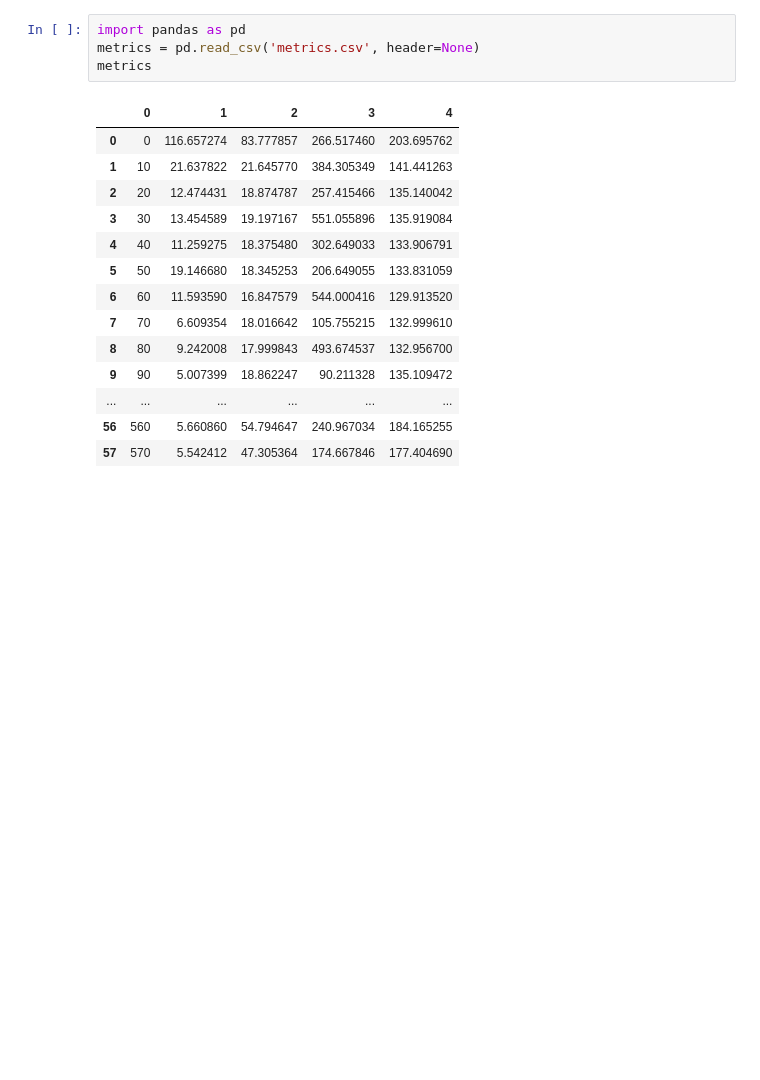
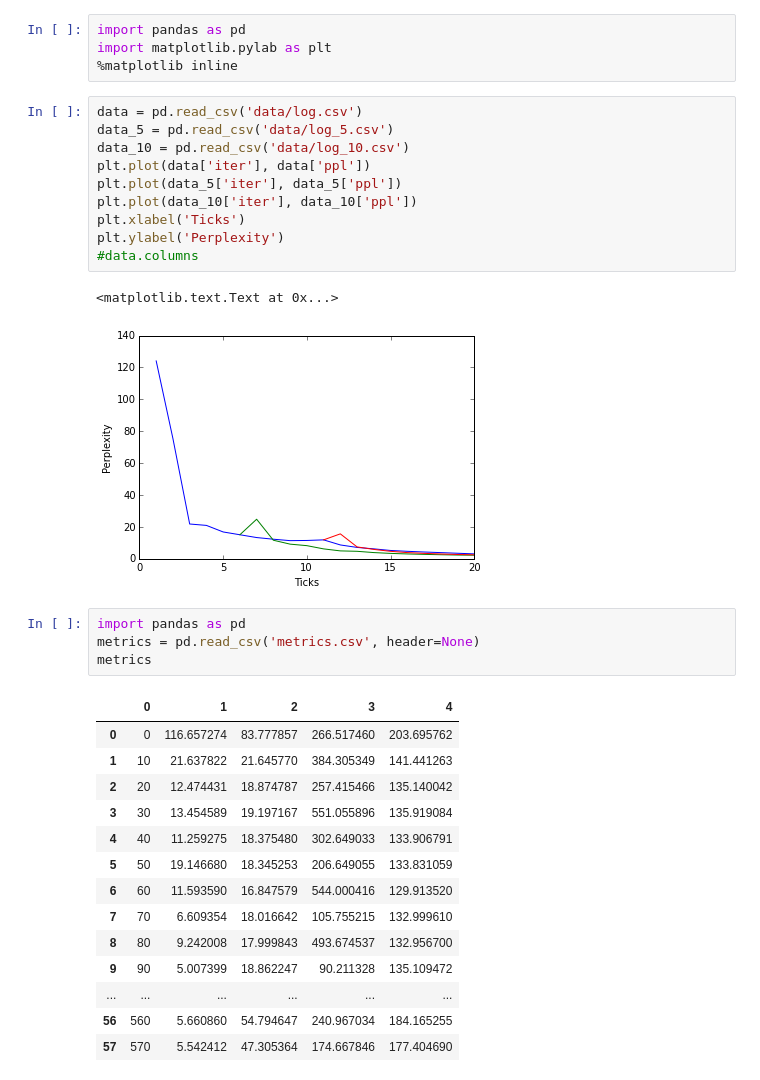
Before and after one commit to edouardklein/recurrentjs, a Jupyter notebook: Graphing.ipynb, the cells around one changed output. Saved outputs shown, nothing was run; the diff lists cells and outputs as text; blank space fills up the shorter version.

```diff
--- a/Graphing.ipynb
+++ b/Graphing.ipynb
@@ -1,3 +1,20 @@
+# %%
+import pandas as pd
+import matplotlib.pylab as plt
+%matplotlib inline
+# %%
+data = pd.read_csv('data/log.csv')
+data_5 = pd.read_csv('data/log_5.csv')
+data_10 = pd.read_csv('data/log_10.csv')
+plt.plot(data['iter'], data['ppl'])
+plt.plot(data_5['iter'], data_5['ppl'])
+plt.plot(data_10['iter'], data_10['ppl'])
+plt.xlabel('Ticks')
+plt.ylabel('Perplexity')
+#data.columns
+# %% [output]
+<matplotlib.text.Text at 0x...>
+[figure, added]
 # %%
 import pandas as pd
 metrics = pd.read_csv('metrics.csv', header=None)
```
Also changed, not shown: parts of 3 cells of this notebook, 1 other file.
